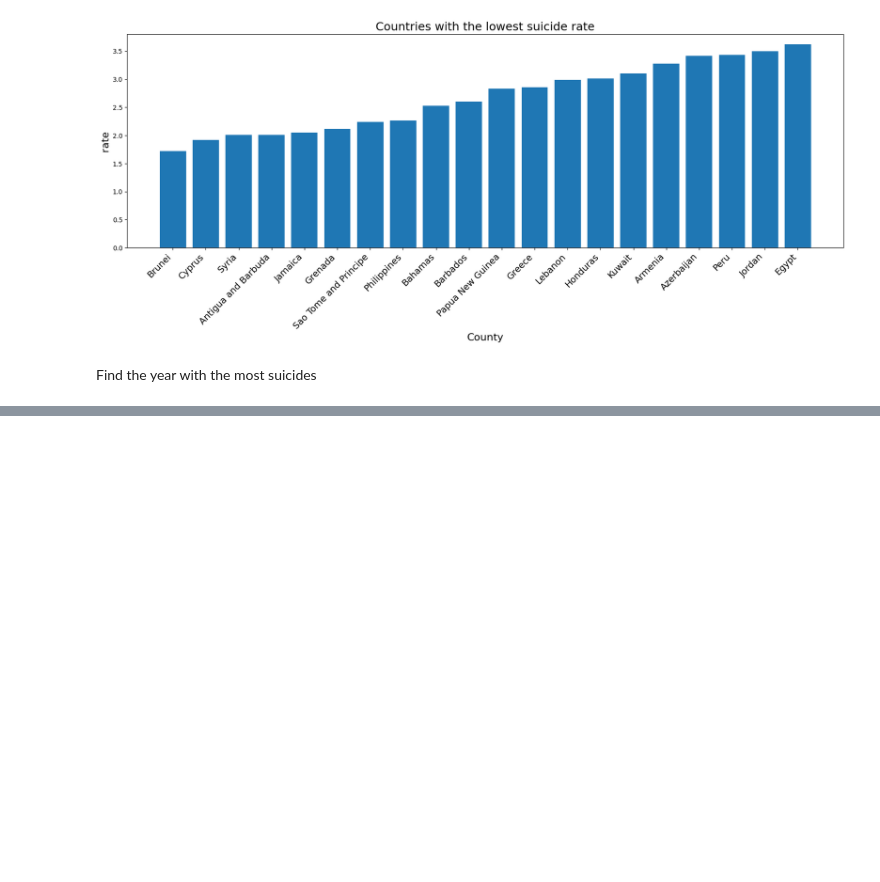
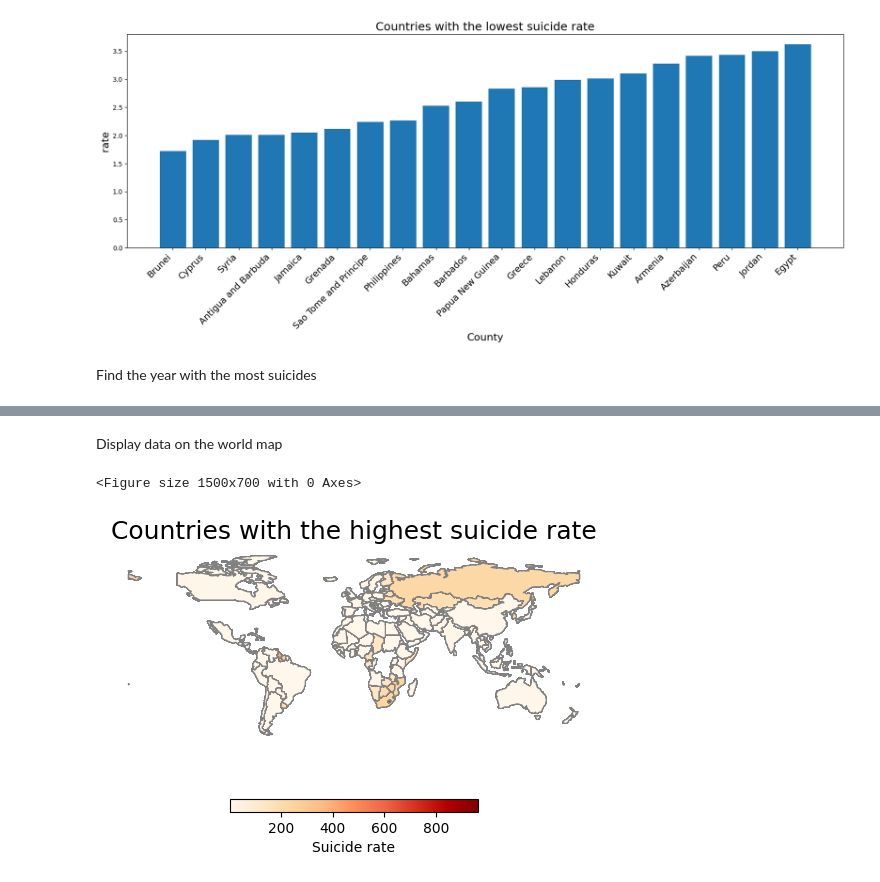
Before and after one commit to godoistvan/bevadat, a Jupyter notebook: suicidedata.ipynb, the cells around one changed output, grey strips where cells are left out. Drawn from its saved outputs; the diff is of its cells as text; code cells hidden in the pictures; blank space fills up the shorter version.

```diff
--- a/suicidedata.ipynb
+++ b/suicidedata.ipynb
@@ -84,0 +84,15 @@ ValueError: could not convert string to float: '1.019.589'
+# %% [markdown]
+Display data on the world map
+# %%
+world = gpd.read_file(gpd.datasets.get_path('naturalearth_lowres'))
+
+world = world.merge(data, left_on='name', right_on='Entity')
+
+plt.figure(figsize=(15, 7))
+world.plot(column='rate', cmap='OrRd', legend=True, linewidth=0.8, edgecolor='0.5', legend_kwds={'label': "Suicide rate", 'orientation': "horizontal", 'shrink': 0.5})
+plt.title('Countries with the highest suicide rate', fontsize=18)
+plt.axis('off')
+plt.show()
+# %% [output]
+<Figure size 1500x700 with 0 Axes>
+[figure, added]
```
Also changed, not shown: parts of 1 cell of this notebook.
